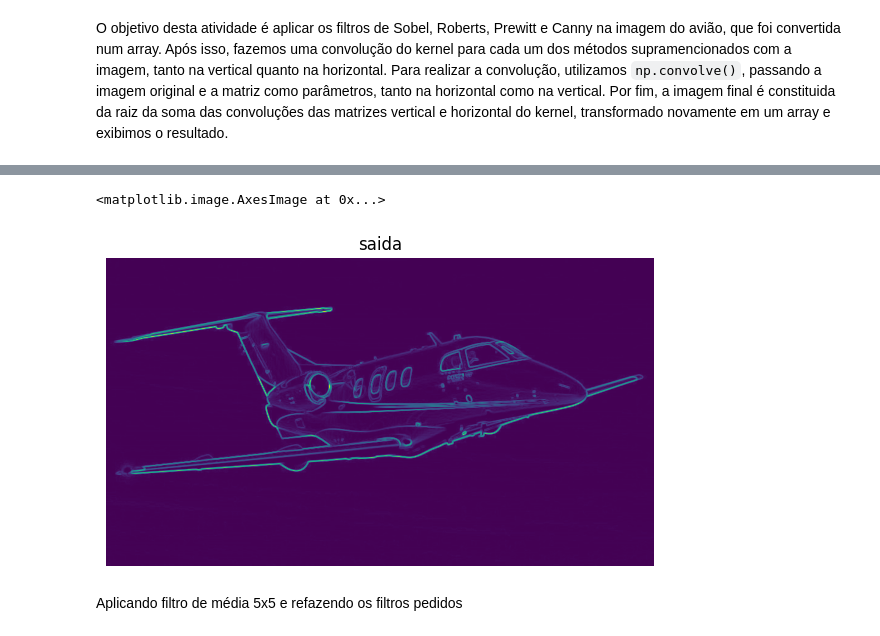
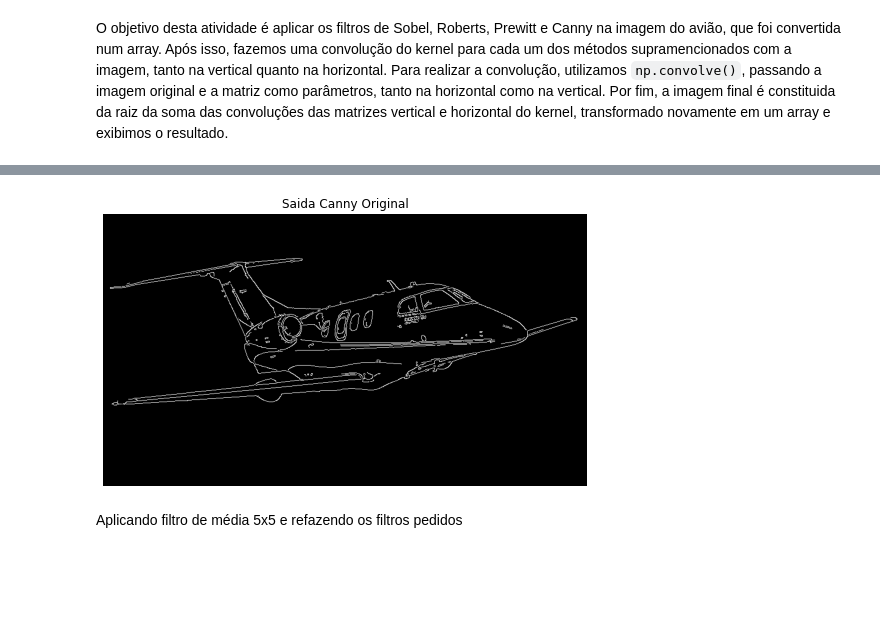
Before and after one commit to ufv-ciencia-da-computacao/CCF394, a Jupyter notebook: pratica-3/relatorio_pratica3.ipynb, the cells around one changed output, grey strips where cells are left out. Saved outputs shown, nothing was run; the diff lists cells and outputs as text; code cells hidden in the pictures; blank space fills up the shorter version.

```diff
--- a/pratica-3/relatorio_pratica3.ipynb
+++ b/pratica-3/relatorio_pratica3.ipynb
@@ -261,13 +268,9 @@ plt.imshow(result_prewitt_original)
 # %%
 img = cv2.imread("aviao.jpg",0)
 edges = cv2.Canny(img,100,200)
-result_canny_original = output_image
-plt.figure(figsize=(10,4))
-plt.title("saida")
-plt.axis('off')
-plt.imshow(result_canny_original)
+result_canny_original = edges
+plot_image(result_canny_original, "Saida Canny Original", (20, 5), cmap="gray")
 # %% [output]
-<matplotlib.image.AxesImage at 0x...>
-[figure, old version]
+[figure, new version]
 # %% [markdown]
 Aplicando filtro de média 5x5 e refazendo os filtros pedidos
```
Also changed, not shown: parts of 30 cells of this notebook.
